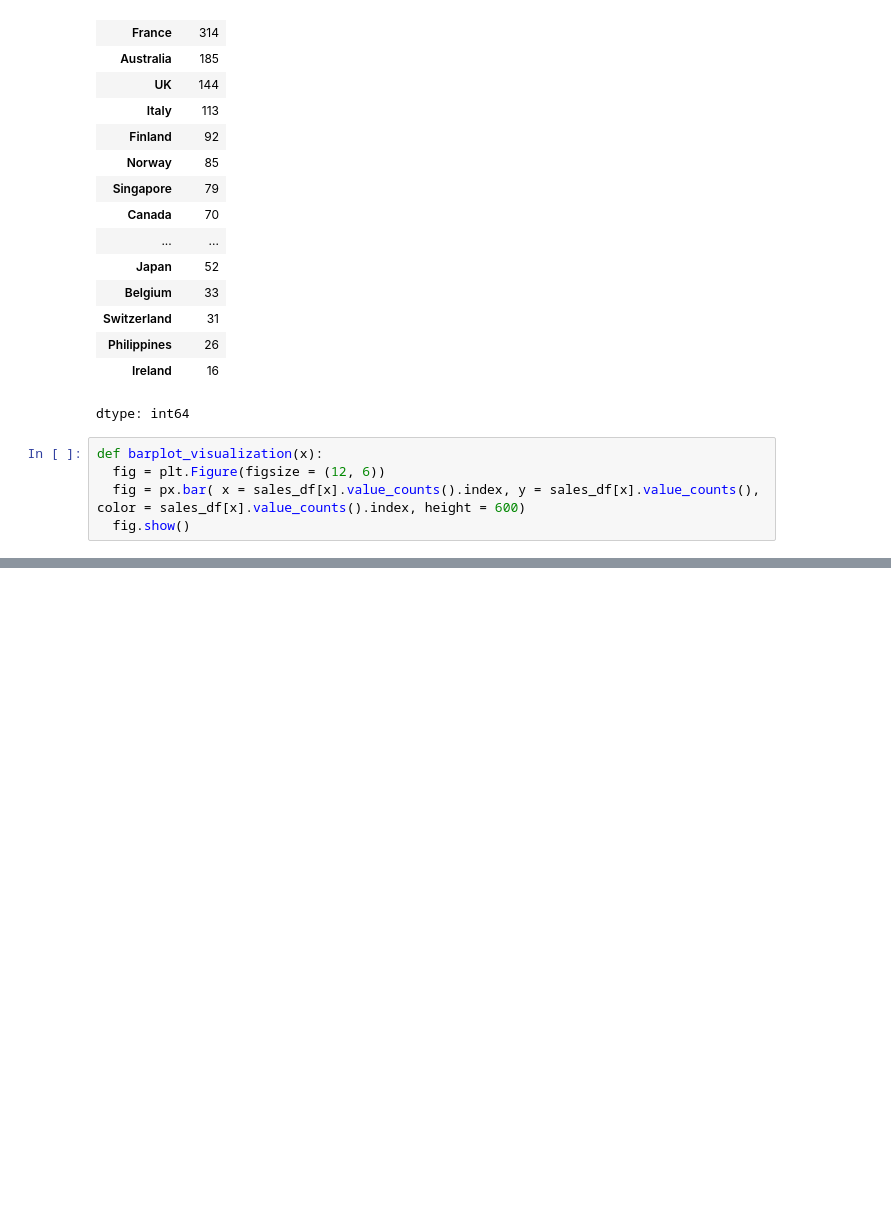
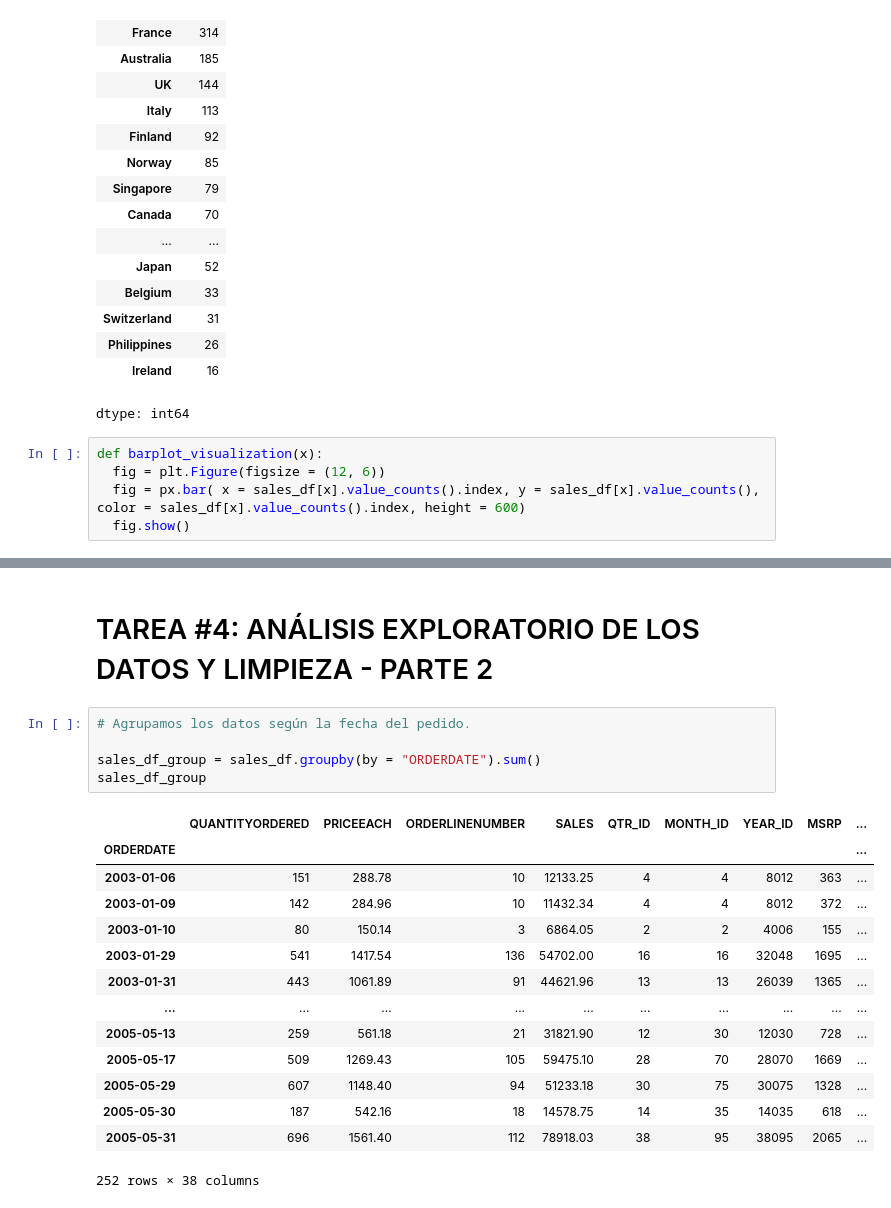
Before and after one commit to Itandewy-Abad/Marketing.AI, a Jupyter notebook: Marketing_AI.ipynb, the cells around one changed output, grey strips where cells are left out. Cells and saved outputs as stored; diff of their text form; blank space fills up the shorter version.

```diff
--- a/Marketing_AI.ipynb
+++ b/Marketing_AI.ipynb
@@ -264,0 +398,22 @@ sales_df
+# %% [markdown]
+# TAREA #4: ANÁLISIS EXPLORATORIO DE LOS DATOS Y LIMPIEZA - PARTE 2
+# %%
+# Agrupamos los datos según la fecha del pedido.
+
+sales_df_group = sales_df.groupby(by = "ORDERDATE").sum()
+sales_df_group
+# %% [output]
+|  | QUANTITYORDERED | PRICEEACH | ORDERLINENUMBER | SALES | QTR_ID | MONTH_ID | YEAR_ID | MSRP | ... |
+| ORDERDATE |  |  |  |  |  |  |  |  | ... |
+| 2003-01-06 | 151 | 288.78 | 10 | 12133.25 | 4 | 4 | 8012 | 363 | ... |
+| 2003-01-09 | 142 | 284.96 | 10 | 11432.34 | 4 | 4 | 8012 | 372 | ... |
+| 2003-01-10 | 80 | 150.14 | 3 | 6864.05 | 2 | 2 | 4006 | 155 | ... |
+| 2003-01-29 | 541 | 1417.54 | 136 | 54702.00 | 16 | 16 | 32048 | 1695 | ... |
+| 2003-01-31 | 443 | 1061.89 | 91 | 44621.96 | 13 | 13 | 26039 | 1365 | ... |
+| ... | ... | ... | ... | ... | ... | ... | ... | ... | ... |
+| 2005-05-13 | 259 | 561.18 | 21 | 31821.90 | 12 | 30 | 12030 | 728 | ... |
+| 2005-05-17 | 509 | 1269.43 | 105 | 59475.10 | 28 | 70 | 28070 | 1669 | ... |
+| 2005-05-29 | 607 | 1148.40 | 94 | 51233.18 | 30 | 75 | 30075 | 1328 | ... |
+| 2005-05-30 | 187 | 542.16 | 18 | 14578.75 | 14 | 35 | 14035 | 618 | ... |
+| 2005-05-31 | 696 | 1561.40 | 112 | 78918.03 | 38 | 95 | 38095 | 2065 | ... |
+252 rows × 38 columns
```
Also changed, not shown: parts of 19 cells of this notebook.
